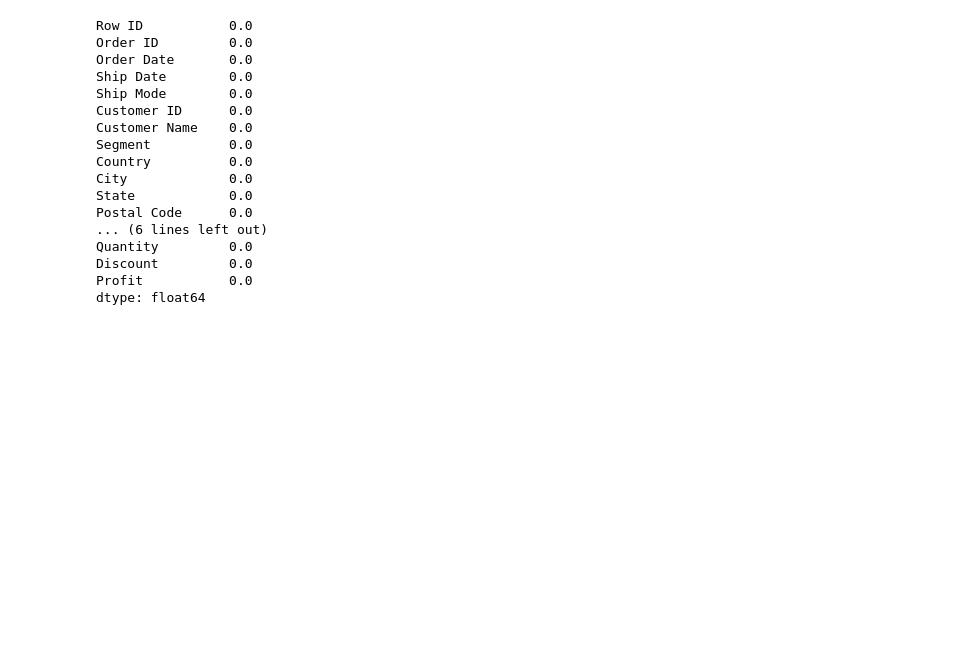
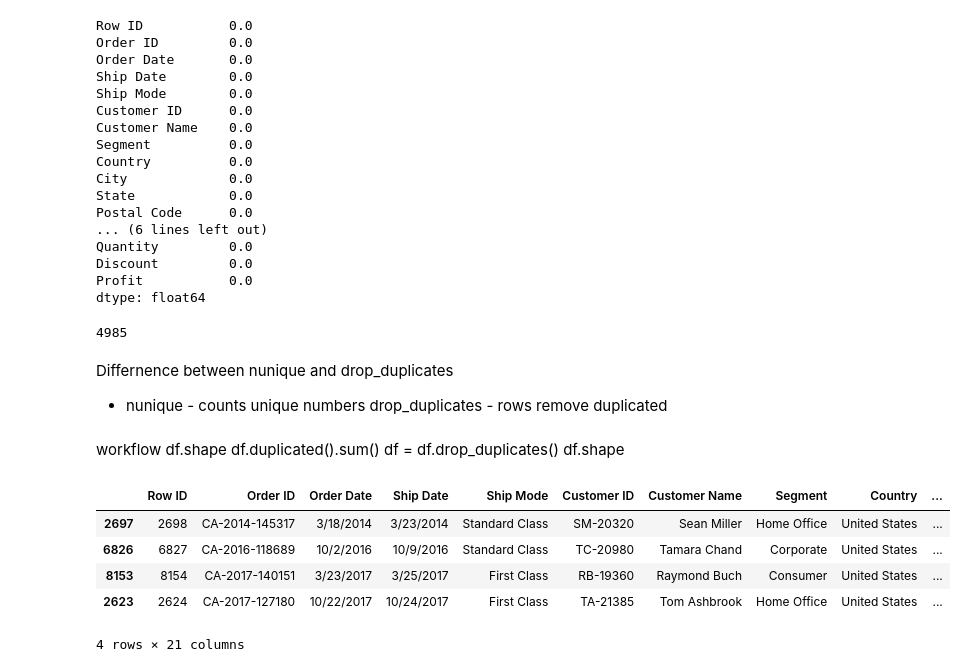
Before and after one commit to Deepanshu-8126/Pandas, a Jupyter notebook: pandas_july_oneshot_rev.ipynb, the cells around one changed output. Drawn from its saved outputs; the diff is of its cells as text; code cells hidden in the pictures; blank space fills up the shorter version.

```diff
--- a/pandas_july_oneshot_rev.ipynb
+++ b/pandas_july_oneshot_rev.ipynb
@@ -622,3 +622,37 @@ Quantity         0.0
 Discount         0.0
 Profit           0.0
 dtype: float64
+# %%
+# module next - drop duplicates  duplicates handling
+df.duplicated()
+df.duplicated().sum() # total duplicates
+df.drop_duplicates()
+df.drop_duplicates(subset=['Customer Name'])
+df[df.duplicated()] # duplicate rows show
+# order id duplicate count
+df.duplicated(subset=['Order ID']).sum()
+# %% [output]
+4985
+# %% [markdown]
+Differnence between nunique and drop_duplicates
+- nunique - counts unique numbers
+drop_duplicates - rows remove duplicated
+# %% [markdown]
+workflow
+df.shape
+df.duplicated().sum()
+df = df.drop_duplicates()
+df.shape
+# %%
+# sorting
+# top sales top profit biggesst losers lowest sales
+# sort_values , small - largest
+df.sort_values("Sales")
+df.sort_values("Sales",ascending = False).head(4)# escending false
+# %% [output]
+|  | Row ID | Order ID | Order Date | Ship Date | Ship Mode | Customer ID | Customer Name | Segment | Country | ... |
+| 2697 | 2698 | CA-2014-145317 | 3/18/2014 | 3/23/2014 | Standard Class | SM-20320 | Sean Miller | Home Office | United States | ... |
+| 6826 | 6827 | CA-2016-118689 | 10/2/2016 | 10/9/2016 | Standard Class | TC-20980 | Tamara Chand | Corporate | United States | ... |
+| 8153 | 8154 | CA-2017-140151 | 3/23/2017 | 3/25/2017 | First Class | RB-19360 | Raymond Buch | Consumer | United States | ... |
+| 2623 | 2624 | CA-2017-127180 | 10/22/2017 | 10/24/2017 | First Class | TA-21385 | Tom Ashbrook | Home Office | United States | ... |
+4 rows × 21 columns
```
Also changed, not shown: parts of 5 cells of this notebook.
